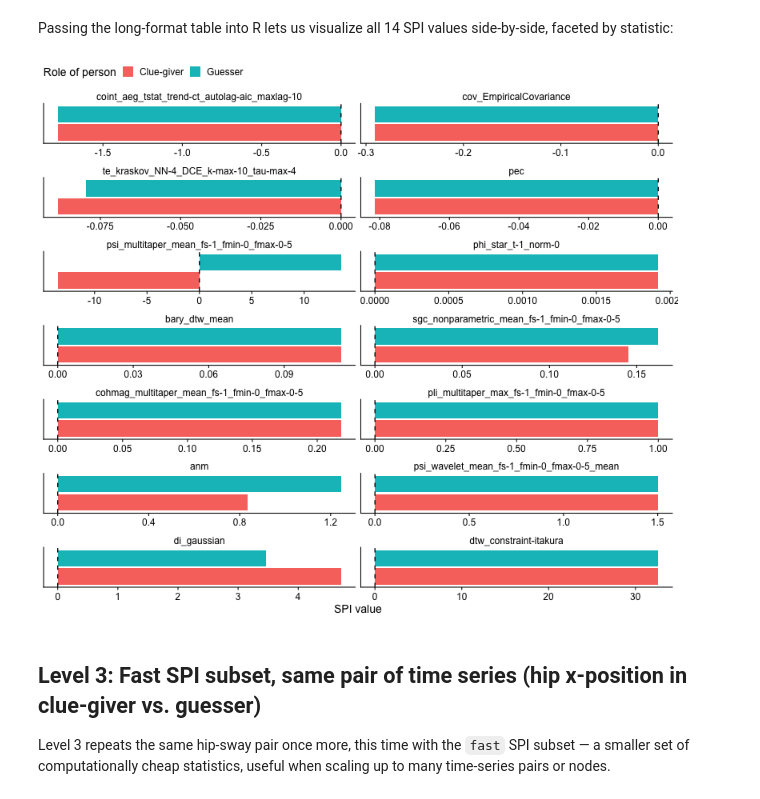
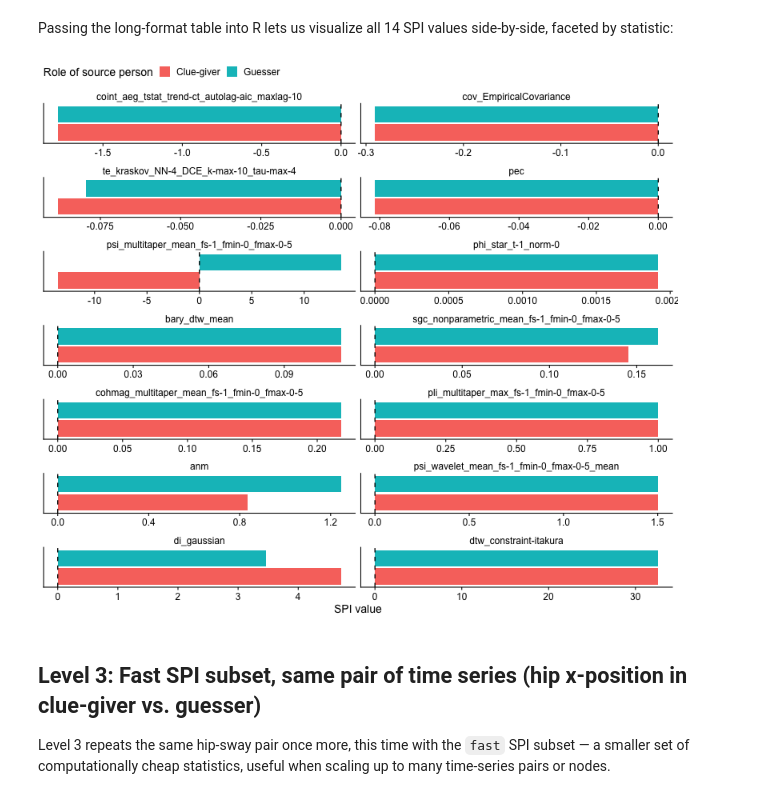
Before and after one commit to anniegbryant/MDIG2026_pyspi_tutorial, a Jupyter notebook: MDIG2026_pyspi_tutorial.ipynb, the cells around one changed output. Saved outputs shown, nothing was run; the diff lists cells and outputs as text; code cells hidden in the pictures.

```diff
--- a/MDIG2026_pyspi_tutorial.ipynb
+++ b/MDIG2026_pyspi_tutorial.ipynb
@@ -269,25 +250,25 @@ Passing the long-format table into R lets us visualize all 14 SPI values side-by
 # %%
 %%R -i table_level2_long -w 800 -h 700
 
 library(ggplot2)
 library(tidyverse)
 
 table_level2_long %>%
     mutate(SPI = fct_reorder(SPI, value, .fun = median)) %>%
     ggplot(data=., mapping=aes(x=role_from, y=value, fill=role_from)) +
     geom_bar(stat="identity", position=position_dodge()) +
     coord_flip() +
     geom_hline(yintercept=0, linetype="dashed", color = "black") +
     facet_wrap(~SPI, scales='free', strip.position = 'top', ncol=2) +
     ylab('SPI value') +
-    labs(fill='Role of person') +
+    labs(fill='Role of source person') +
     theme(axis.text.y = element_blank(),
           axis.ticks.y = element_blank(),
           axis.title.y = element_blank(),
           strip.background = element_blank(),
           legend.position = 'top')
 # %% [output]
-[figure, old version]
+[figure, new version]
 # %% [markdown]
 ## Level 3: Fast SPI subset, same pair of time series (hip x-position in clue-giver vs. guesser)
 
```
Also changed, not shown: parts of 6 cells of this notebook.
